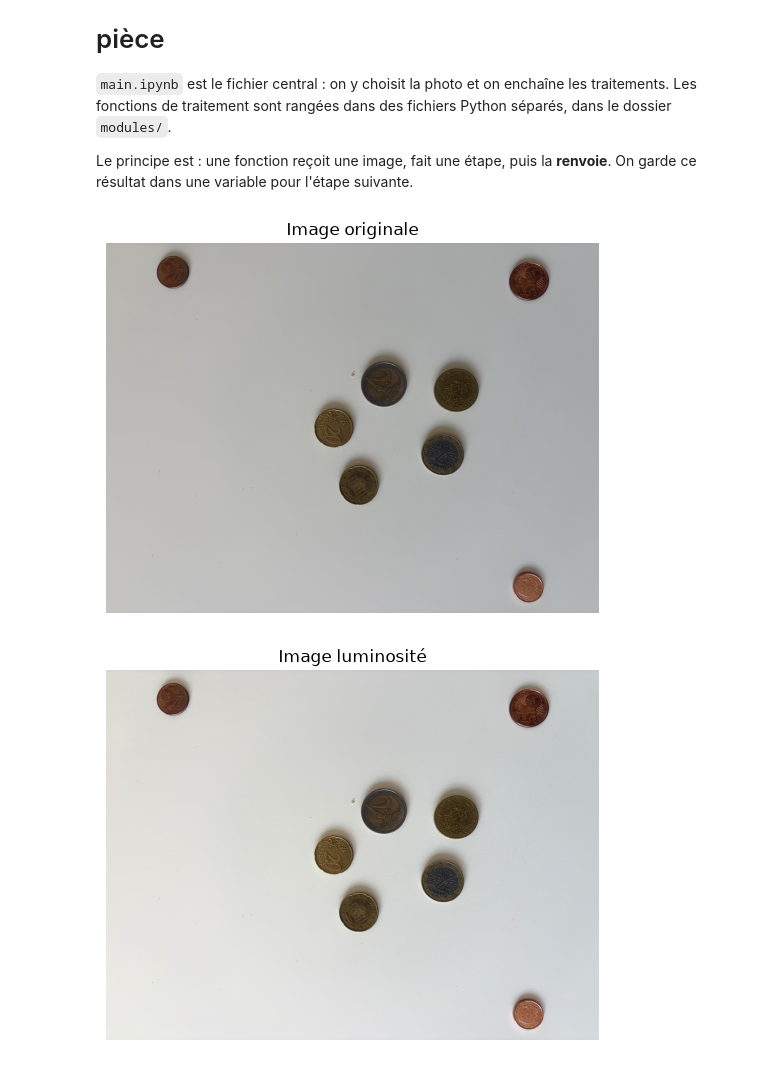
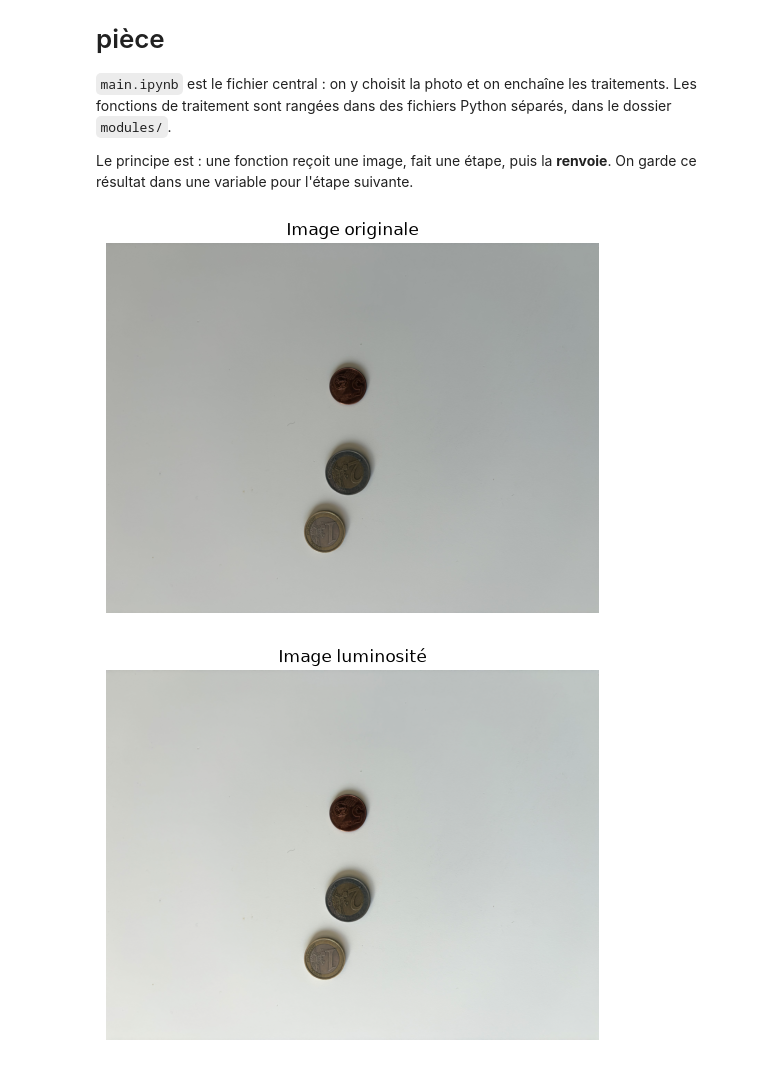
Before and after one commit to GraindeRiz/signaux_monnaie, a Jupyter notebook: main.ipynb, the cells around one changed output. Drawn from its saved outputs; the diff is of its cells as text; code cells hidden in the pictures.

```diff
--- a/main.ipynb
+++ b/main.ipynb
@@ -7,18 +7,18 @@ Le principe est : une fonction reçoit une image, fait une étape, puis la **ren
 # %%
 # Charger et afficher l’image originale
 
 from pathlib import Path
 import matplotlib.pyplot as plt
 
-chemin_photo = Path("images_test/euro-55.jpeg")
+chemin_photo = Path("images_test/euro-50.jpeg")
 image_originale = plt.imread(chemin_photo)
 
 plt.imshow(image_originale)
 plt.title("Image originale")
 plt.axis("off")
 plt.show();
 # %% [output]
-[figure, old version]
+[figure, new version]
 # %%
 # Ameliorer la luminosté
 
@@ -29,7 +29,7 @@ plt.imshow(image_lum)
 plt.title("Image luminosité")
 plt.axis("off");
 # %% [output]
-[figure, old version]
+[figure, new version]
 # %%
 # Convertir l’image en niveaux de gris
 
```
Also changed, not shown: parts of 11 cells of this notebook, 1 other file.
